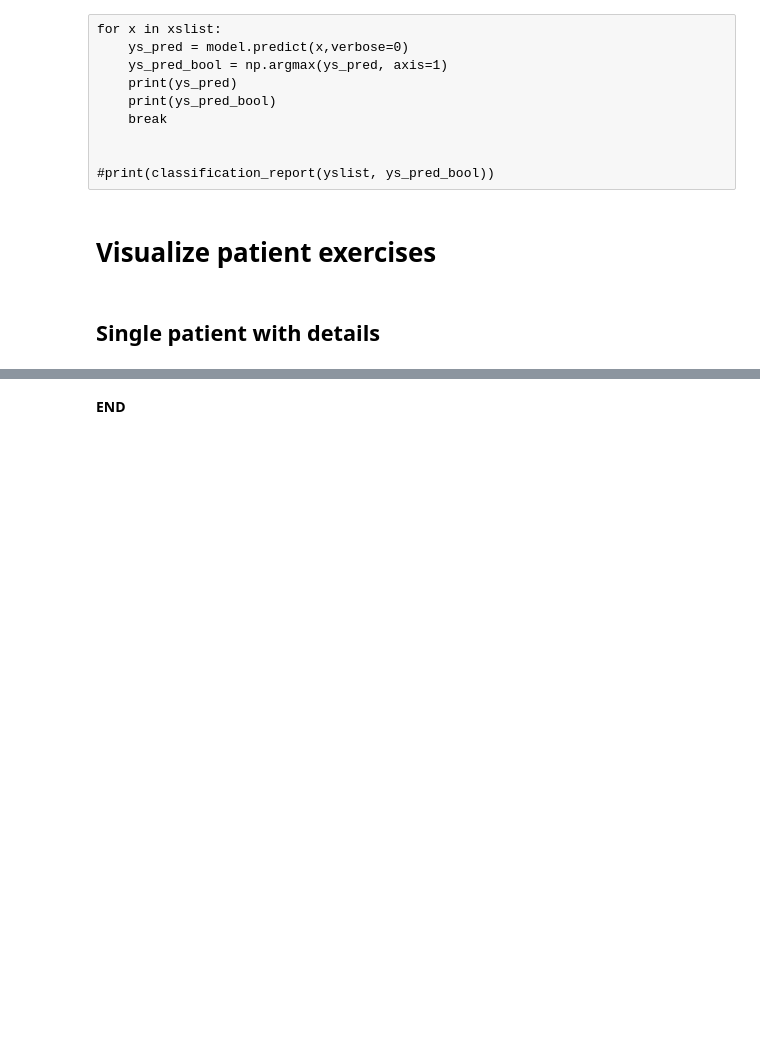
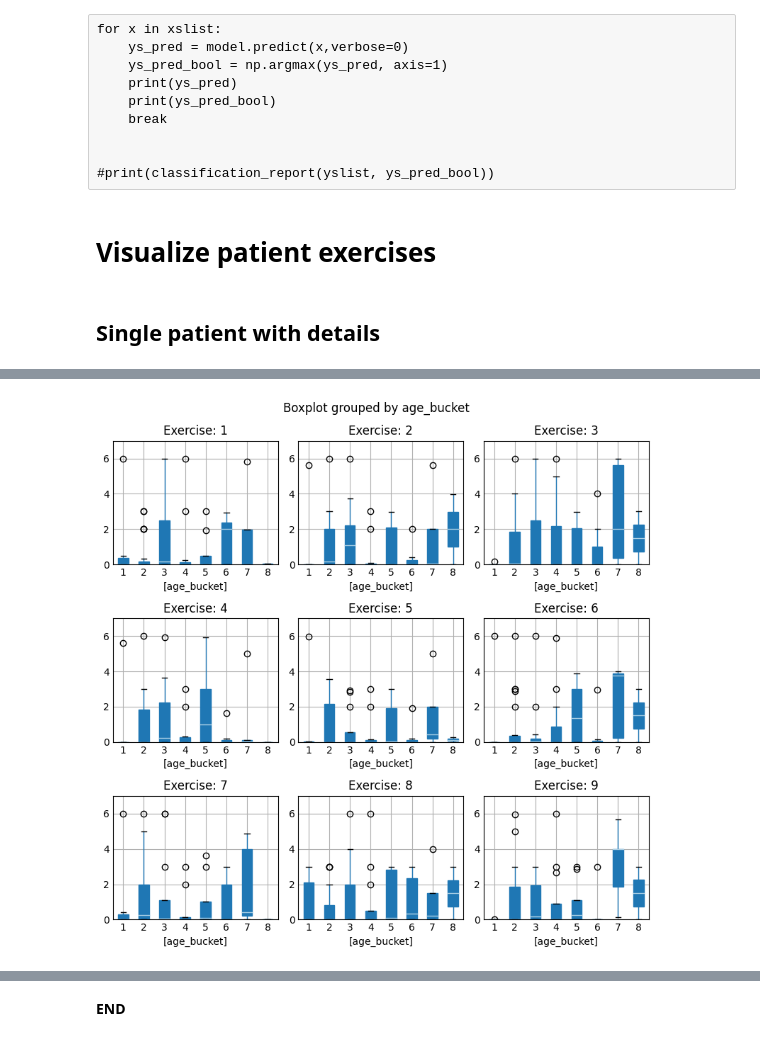
Before and after one commit to Arisiru/research-face-excercises-dynamics, a Jupyter notebook: src/Healthy_patients_inference.ipynb, the cells around one changed output, grey strips where cells are left out. Saved outputs shown, nothing was run; the diff lists cells and outputs as text; code cells hidden in the pictures; blank space fills up the shorter version.

```diff
--- a/src/Healthy_patients_inference.ipynb
+++ b/src/Healthy_patients_inference.ipynb
@@ -391,0 +431,16 @@ SyntaxError: invalid syntax (1106977774.py, line 2)
+# %%
+fig, axs = plt.subplots(3,3,figsize=(8,8))
+for exercise_id in range(0, 9):
+    row = exercise_id // 3
+    col = exercise_id - (row * 3 )
+    ex_df = df.loc[df['exercise_id'] == exercise_id + 1][['age_bucket', 'confusion']]
+    plot = ex_df.boxplot(by='age_bucket', ax=axs[row][col], patch_artist=True)
+    plot.set_title(f'Exercise: {exercise_id + 1}')
+    plot.set_ylim([0, 7])
+
+plt.tight_layout()
+#fig.suptitle('title', y = 'y_title', fontsize=15)
+plt.show()
+fig.savefig(f'box_plot_confusion.svg', format='svg', dpi=1200)
+# %% [output]
+[figure, added]
```
Also changed, not shown: parts of 22 cells of this notebook, 8 other files.
